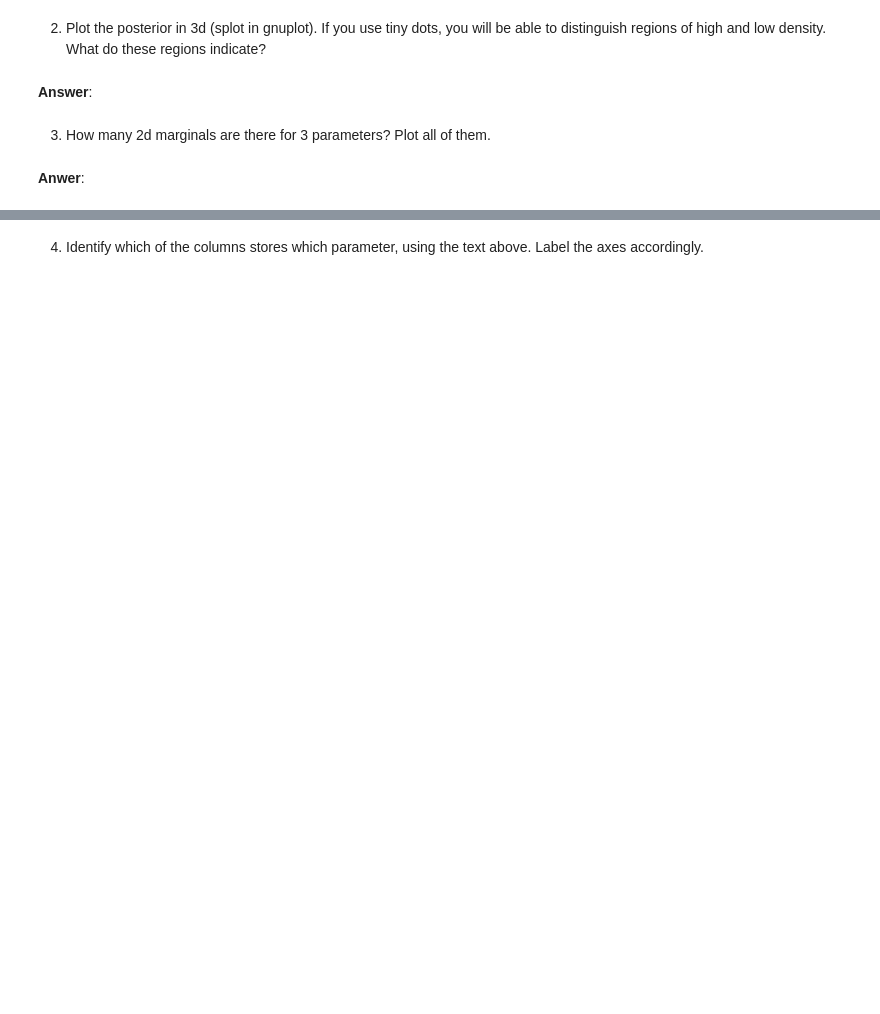
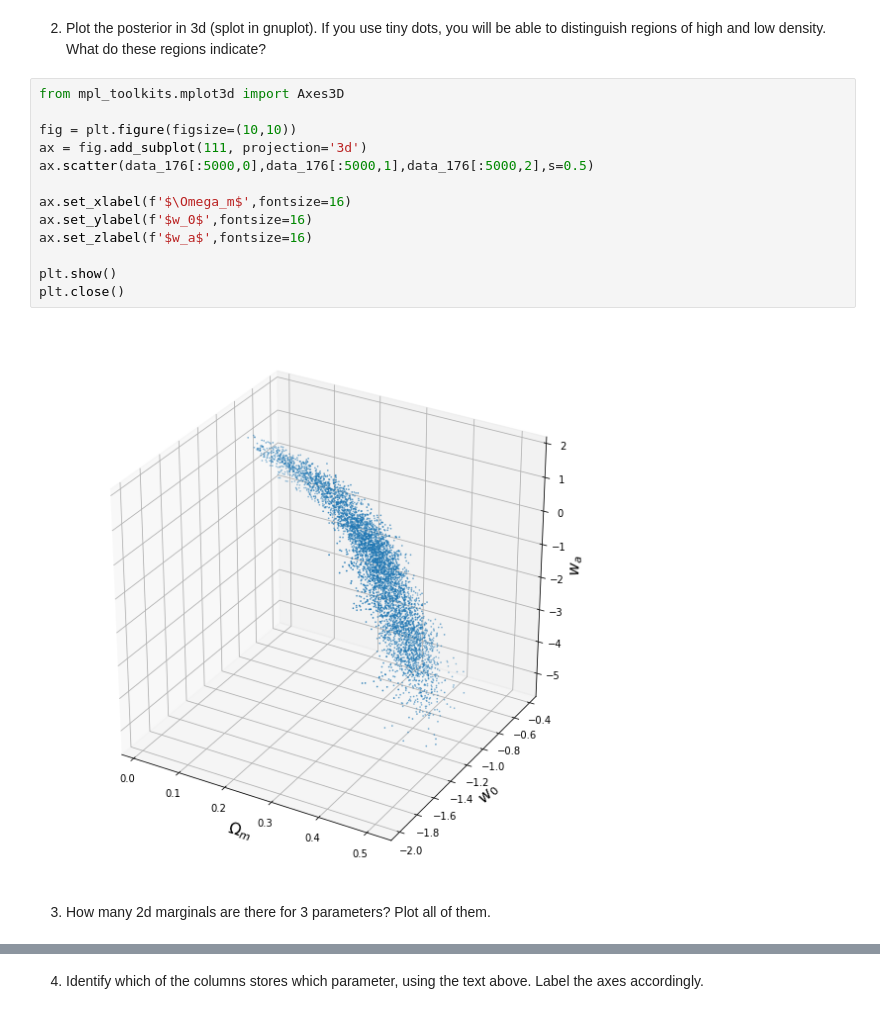
Before and after one commit to AukeB/MAS-2020, a Jupyter notebook: Sampling/Sampling.ipynb, the cells around one changed output, grey strips where cells are left out. Drawn from its saved outputs; the diff is of its cells as text; blank space fills up the shorter version.

```diff
--- a/Sampling/Sampling.ipynb
+++ b/Sampling/Sampling.ipynb
@@ -120,8 +158,19 @@ Sizes: (146882, 4),(147528, 4)
 # %% [markdown]
 2. Plot the posterior in 3d (splot in gnuplot). If you use tiny dots, you will be able to distinguish regions of high and low density. What do these regions indicate?
-# %% [markdown]
-**Answer**:
+# %%
+from mpl_toolkits.mplot3d import Axes3D
+
+fig = plt.figure(figsize=(10,10))
+ax = fig.add_subplot(111, projection='3d')
+ax.scatter(data_176[:5000,0],data_176[:5000,1],data_176[:5000,2],s=0.5)
+
+ax.set_xlabel(f'$\Omega_m$',fontsize=16)
+ax.set_ylabel(f'$w_0$',fontsize=16)
+ax.set_zlabel(f'$w_a$',fontsize=16)
+
+plt.show()
+plt.close()
+# %% [output]
+[figure, added]
 # %% [markdown]
 3. How many 2d marginals are there for 3 parameters? Plot all of them.
-# %% [markdown]
-**Anwer**:
```
Also changed, not shown: parts of 16 cells of this notebook.
